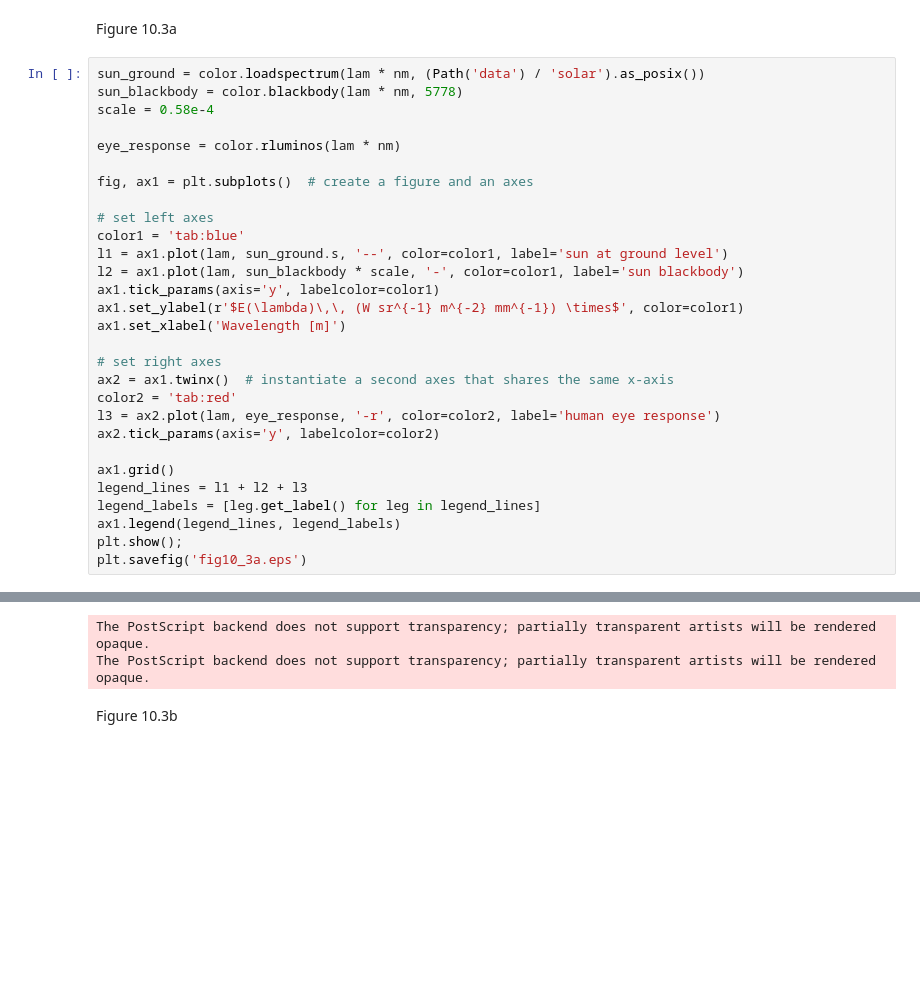
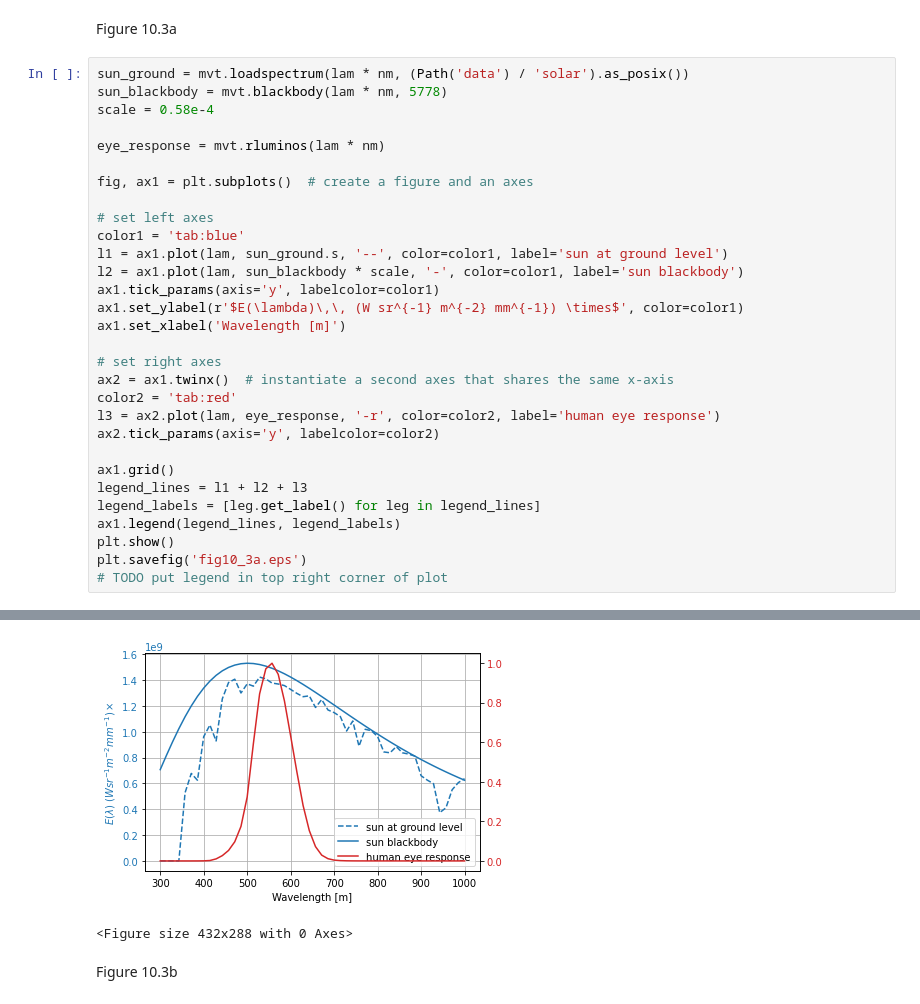
Before and after one commit to petercorke/machinevision-toolbox-python, a Jupyter notebook: machinevisiontoolbox/chap10.ipynb, the cells around one changed output, grey strips where cells are left out. Saved outputs shown, nothing was run; the diff lists cells and outputs as text; blank space fills up the shorter version.

```diff
--- a/machinevisiontoolbox/chap10.ipynb
+++ b/machinevisiontoolbox/chap10.ipynb
@@ -53,11 +54,11 @@ The PostScript backend does not support transparency; partially transparent arti
 # %% [markdown]
 Figure 10.3a
 # %%
-sun_ground = color.loadspectrum(lam * nm, (Path('data') / 'solar').as_posix())
-sun_blackbody = color.blackbody(lam * nm, 5778)
+sun_ground = mvt.loadspectrum(lam * nm, (Path('data') / 'solar').as_posix())
+sun_blackbody = mvt.blackbody(lam * nm, 5778)
 scale = 0.58e-4
 
-eye_response = color.rluminos(lam * nm)
+eye_response = mvt.rluminos(lam * nm)
 
 fig, ax1 = plt.subplots()  # create a figure and an axes
 
@@ -79,6 +80,7 @@ ax1.grid()
 legend_lines = l1 + l2 + l3
 legend_labels = [leg.get_label() for leg in legend_lines]
 ax1.legend(legend_lines, legend_labels)
-plt.show();
+plt.show()
 plt.savefig('fig10_3a.eps')
+# TODO put legend in top right corner of plot
 # %% [output]
@@ -87,5 +87,5 @@ plt.savefig('fig10_3a.eps')
+[figure, added]
-The PostScript backend does not support transparency; partially transparent artists will be rendered opaque.
-The PostScript backend does not support transparency; partially transparent artists will be rendered opaque.
+<Figure size 432x288 with 0 Axes>
 # %% [markdown]
 Figure 10.3b
 # %%
```
Also changed, not shown: parts of 12 cells of this notebook, 3 other files.
